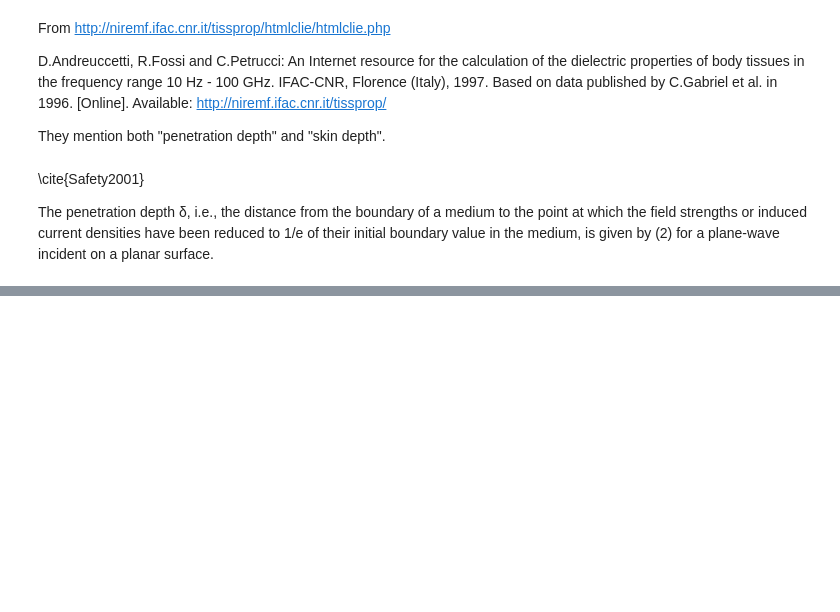
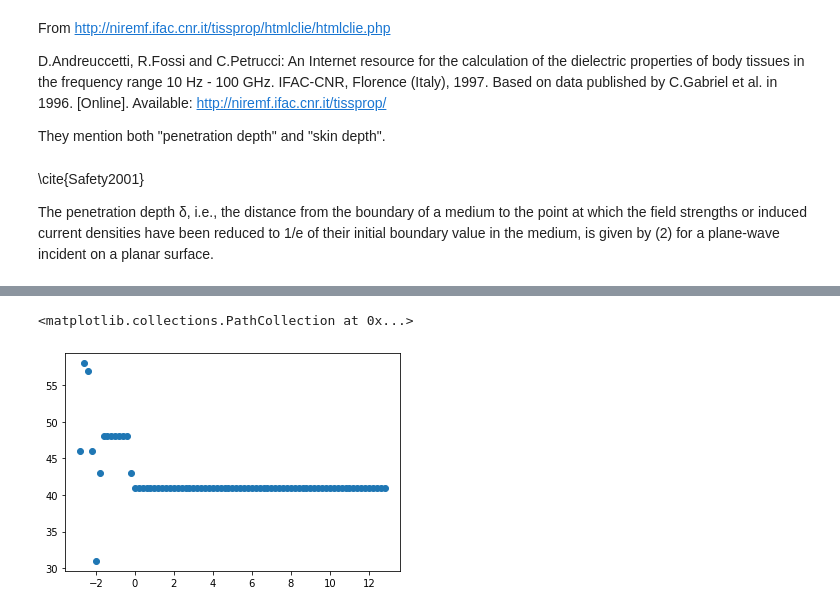
Before and after one commit to 0xDBFB7/covidinator, a Jupyter notebook: documents/pulse.ipynb, the cells around one changed output, grey strips where cells are left out. Drawn from its saved outputs; the diff is of its cells as text; code cells hidden in the pictures; blank space fills up the shorter version.

```diff
--- a/documents/pulse.ipynb
+++ b/documents/pulse.ipynb
@@ -396,0 +505,5 @@ Fuzzy-matched tissue SAT to SAT (Subcutaneous Fat)
+# %%
+plt.scatter(distance_points, line[:-1])
+# %% [output]
+<matplotlib.collections.PathCollection at 0x...>
+[figure, added]
```
Also changed, not shown: parts of 14 cells of this notebook, 1 other file.
